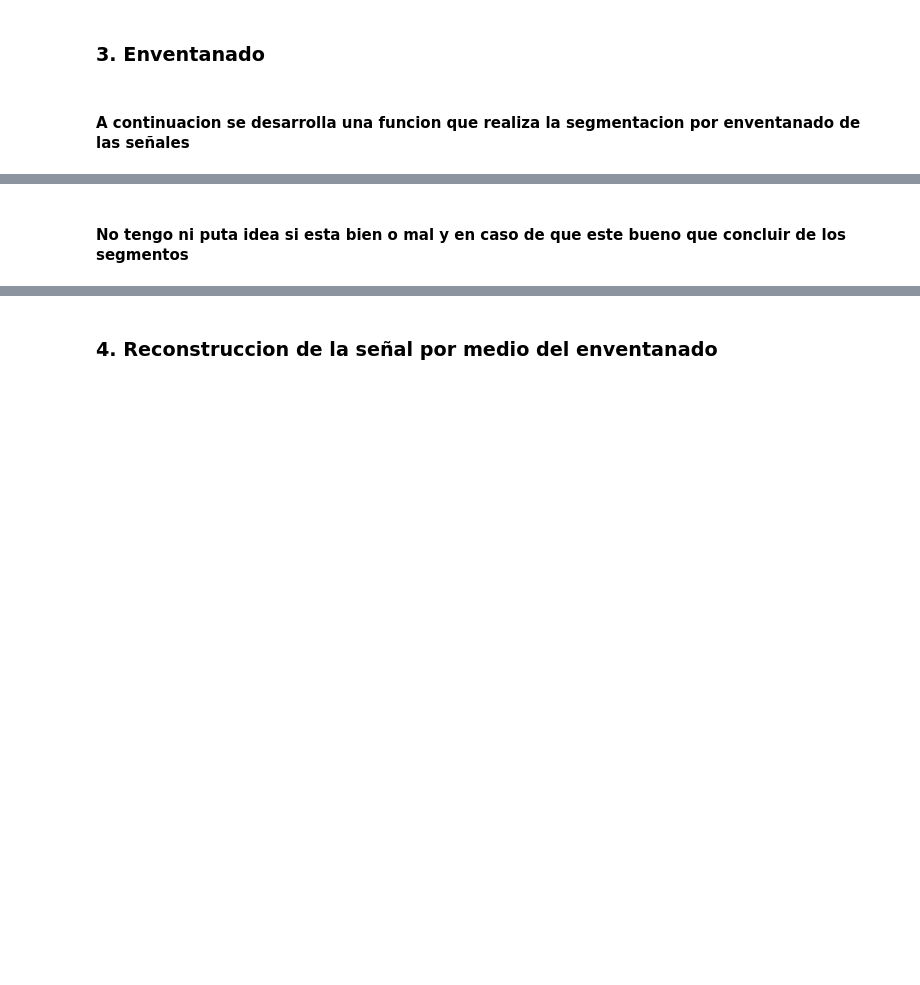
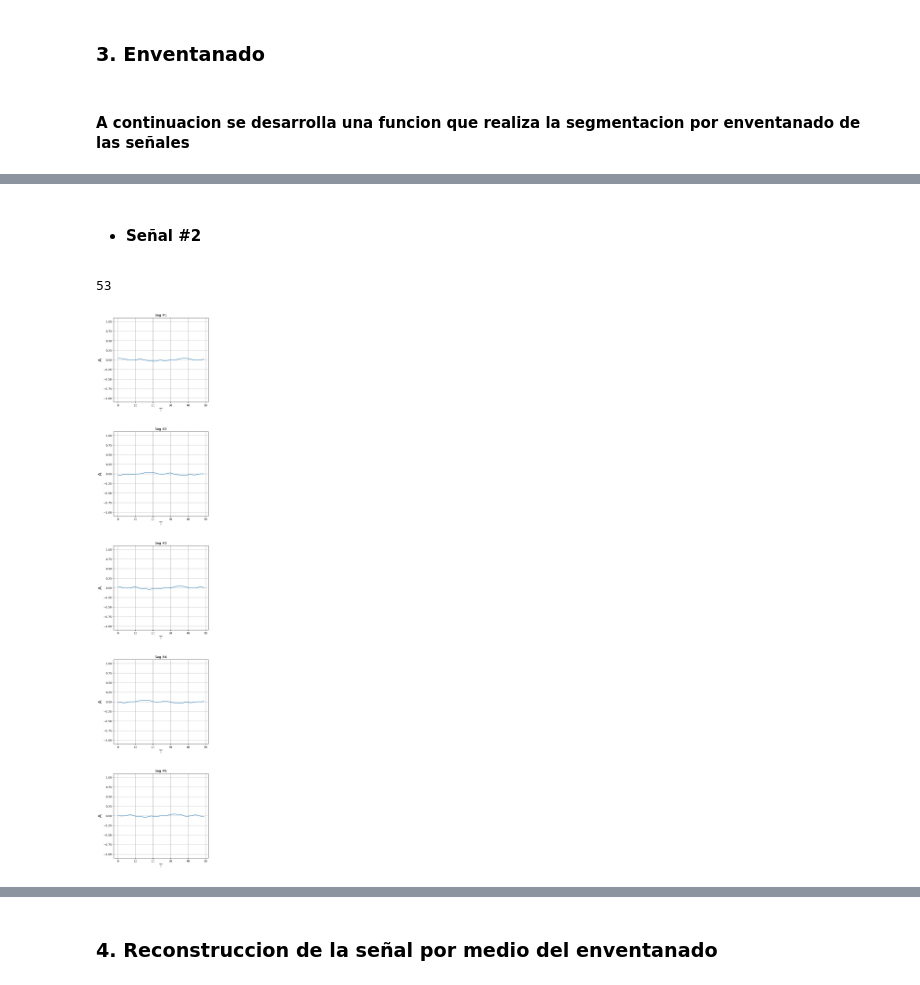
Before and after one commit to Camilocastellanos1002/Senales-III, a Jupyter notebook: Laboratorio/Laboratorio 1/Lab1_TDSIII_ChaparroCastellanos_JuanCamilo_Restrepo_Sebastian.ipynb, the cells around one changed output, grey strips where cells are left out. Drawn from its saved outputs; the diff is of its cells as text; code cells hidden in the pictures; blank space fills up the shorter version.

```diff
--- a/Laboratorio/Laboratorio 1/Lab1_TDSIII_ChaparroCastellanos_JuanCamilo_Restrepo_Sebastian.ipynb
+++ b/Laboratorio/Laboratorio 1/Lab1_TDSIII_ChaparroCastellanos_JuanCamilo_Restrepo_Sebastian.ipynb
@@ -257,2 +244,0 @@ plt.show()
-# %% [markdown]
-#### No tengo ni puta idea si esta bien o mal y en caso de que este bueno que concluir de los segmentos
@@ -258,0 +247,28 @@ plt.show()
+# %% [markdown]
+* #### Señal #2
+# %%
+Fs=22050
+L2=50
+P2=20
+t2 = np.arange(0, 1, 1/Fs)  # Vector de tiempo
+
+segmentos2 = segmento_senal(segmento_guardado2,Fs,L2,P2,tipo_ventana='rectangular')
+# %%
+len(segmentos2)
+# %% [output]
+53
+# %%
+# Visualizar los primeros 5 segmentos
+for i in range(5):
+    plt.subplot(5, 1, i+1)
+    plt.plot(segmentos2[i])
+    plt.title(f"Seg #{i+1}")
+    plt.xlabel('T',fontsize=18) # Etiqueta eje X
+    plt.ylabel('A',fontsize=18) # Etiqueta eje Y
+    plt.grid()
+    # Agregar límites de los ejes para resaltar diferencias
+    plt.ylim(-1.1, 1.1)  # Ajustar según sea necesario
+plt.subplots_adjust(left=0.125, bottom=0.1, right=0.9, top=6, wspace=0.2, hspace=0.35) # separacion entre subplots
+plt.show()
+# %% [output]
+[figure, added]
```
Also changed, not shown: parts of 40 cells of this notebook.
